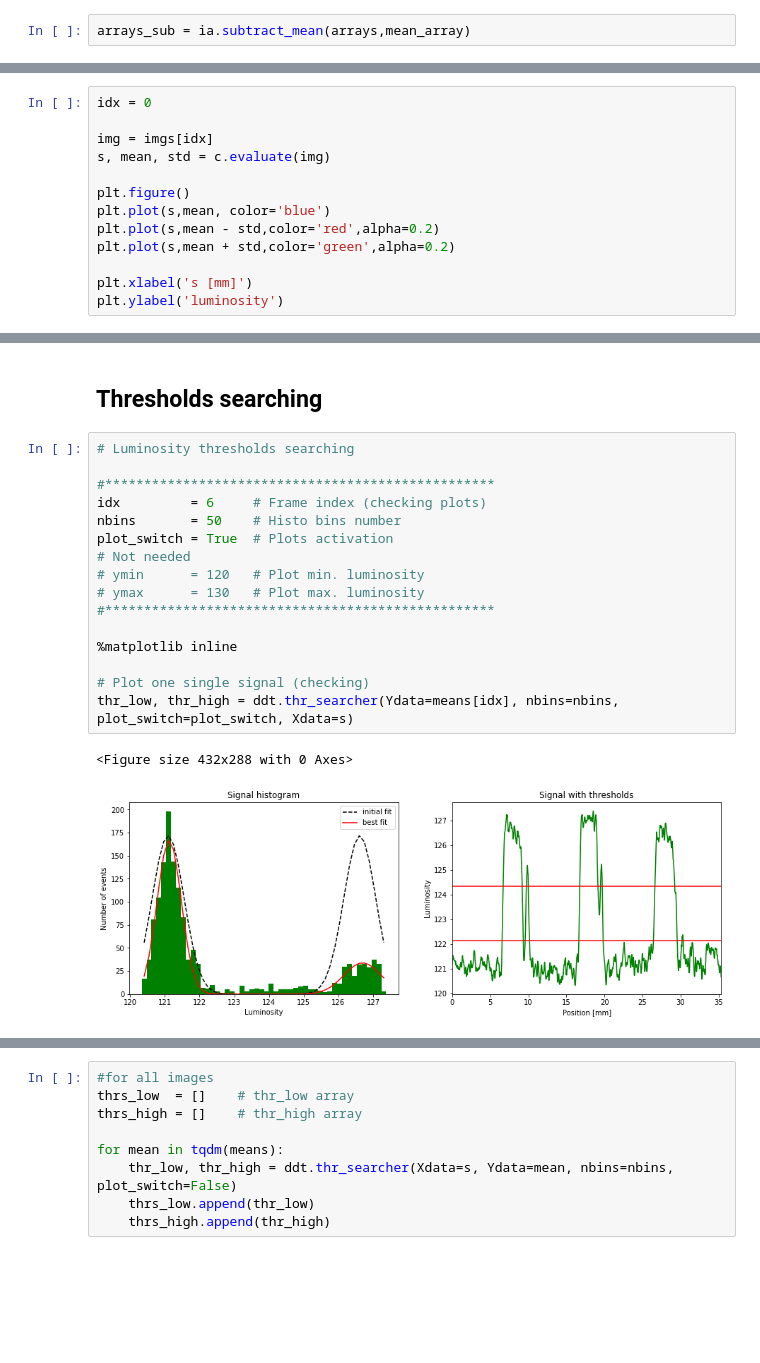
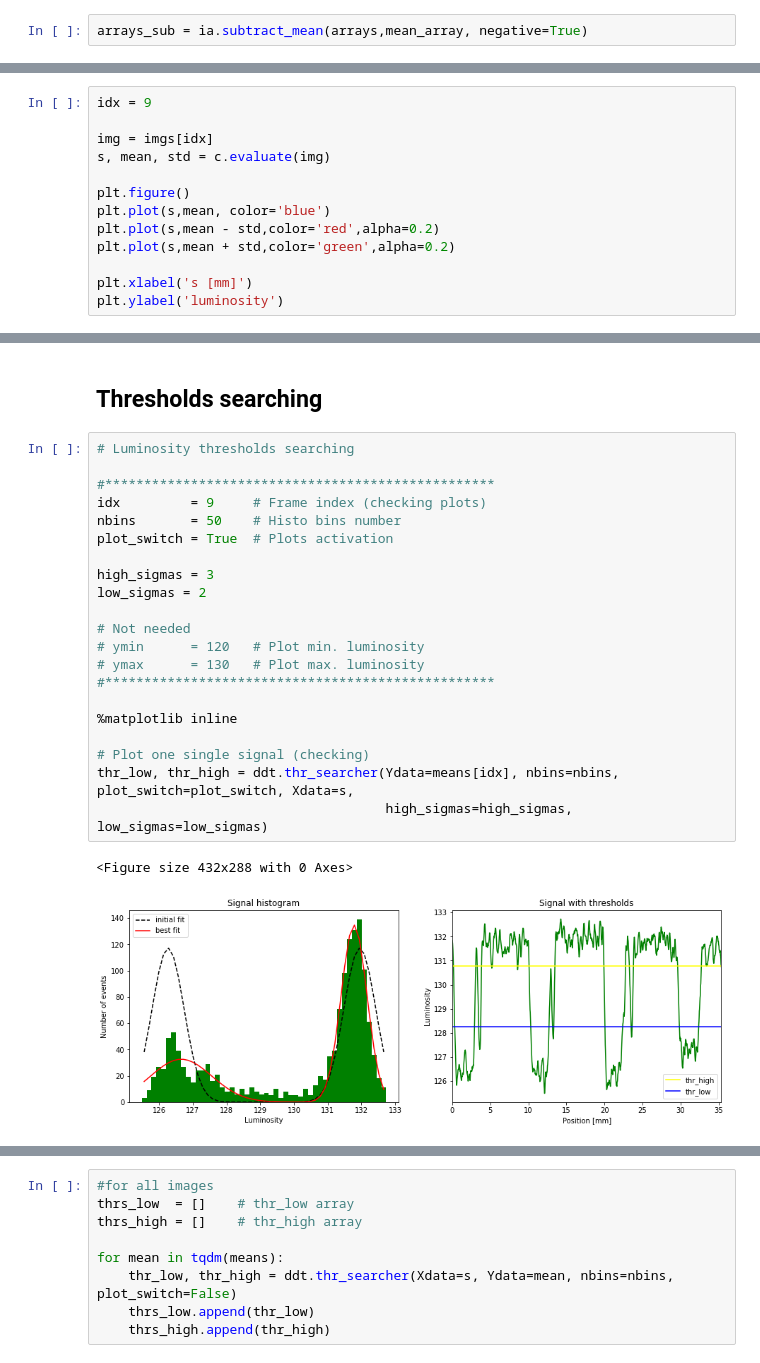
Before and after one commit to AlessandroLovo/T-junction, a Jupyter notebook: image_processing.ipynb, the cells around one changed output, grey strips where cells are left out. Drawn from its saved outputs; the diff is of its cells as text; blank space fills up the shorter version.

```diff
--- a/image_processing.ipynb
+++ b/image_processing.ipynb
@@ -39,7 +56,7 @@ Image.fromarray(mean_array).show()
 # %% [markdown]
 ## Subtract the mean
 # %%
-arrays_sub = ia.subtract_mean(arrays,mean_array)
+arrays_sub = ia.subtract_mean(arrays,mean_array, negative=True)
 # %% [output]
 m = -145.0, M = 154.0
 Subtracting the bias will generate some overflow
@@ -97,7 +120,7 @@ c.load(name='calibr_B-ol10-aq30',folder='./T-data/18-11')
 # %% [markdown]
 ### Try analysis on one image
 # %%
-idx = 0
+idx = 9
 
 img = imgs[idx]
 s, mean, std = c.evaluate(img)
@@ -132,19 +155,24 @@ for idx in tqdm(range(len(imgs))):
 # %%
 # Luminosity thresholds searching
 
 #**************************************************
-idx         = 6     # Frame index (checking plots)
+idx         = 9     # Frame index (checking plots)
 nbins       = 50    # Histo bins number
 plot_switch = True  # Plots activation
+
+high_sigmas = 3
+low_sigmas = 2
+
 # Not needed
 # ymin      = 120   # Plot min. luminosity
 # ymax      = 130   # Plot max. luminosity
 #**************************************************
 
 %matplotlib inline
 
 # Plot one single signal (checking)
-thr_low, thr_high = ddt.thr_searcher(Ydata=means[idx], nbins=nbins, plot_switch=plot_switch, Xdata=s)
+thr_low, thr_high = ddt.thr_searcher(Ydata=means[idx], nbins=nbins, plot_switch=plot_switch, Xdata=s,
+                                     high_sigmas=high_sigmas, low_sigmas=low_sigmas)
 # %% [output]
 <Figure size 432x288 with 0 Axes>
-[figure, old version]
+[figure, new version]
```
Also changed, not shown: parts of 23 cells of this notebook, 2 other files.
